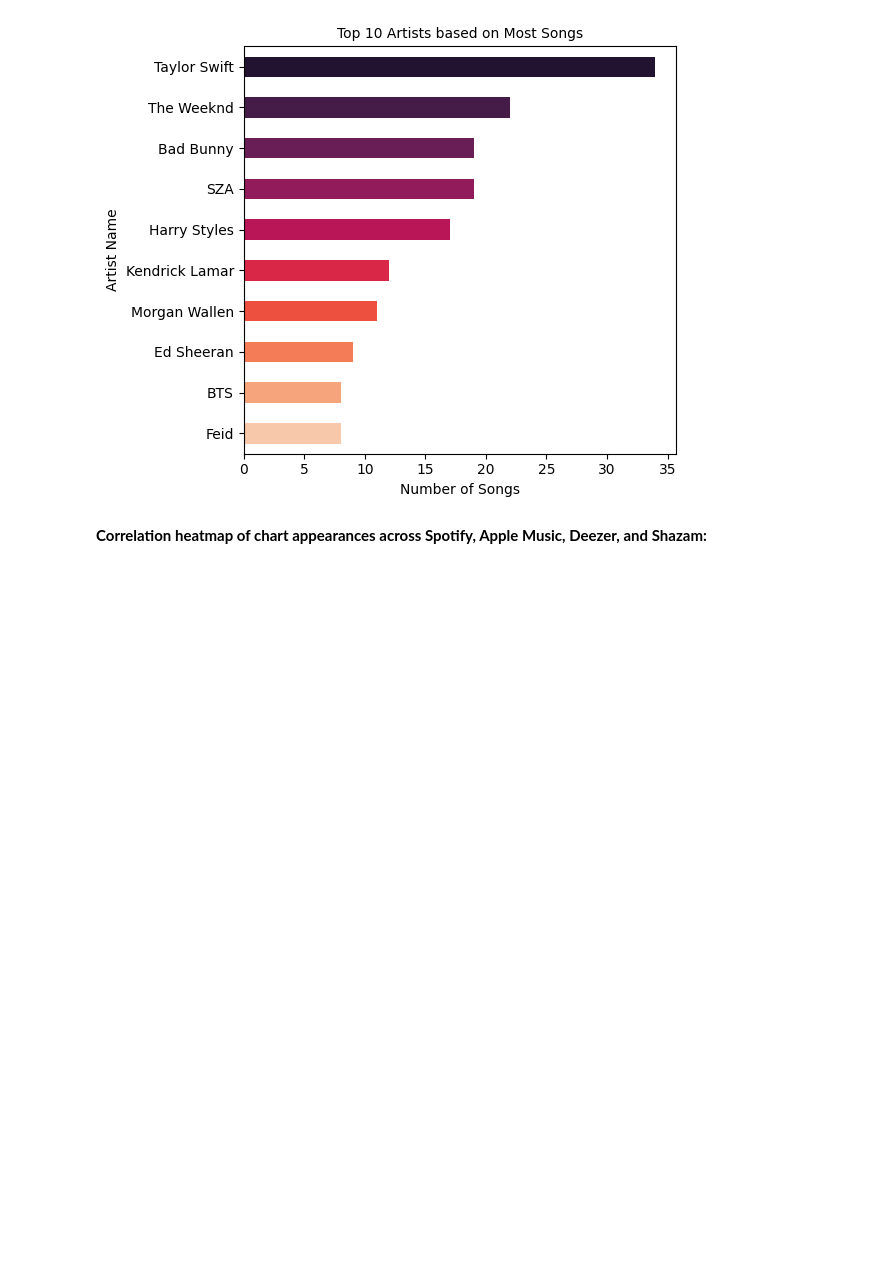
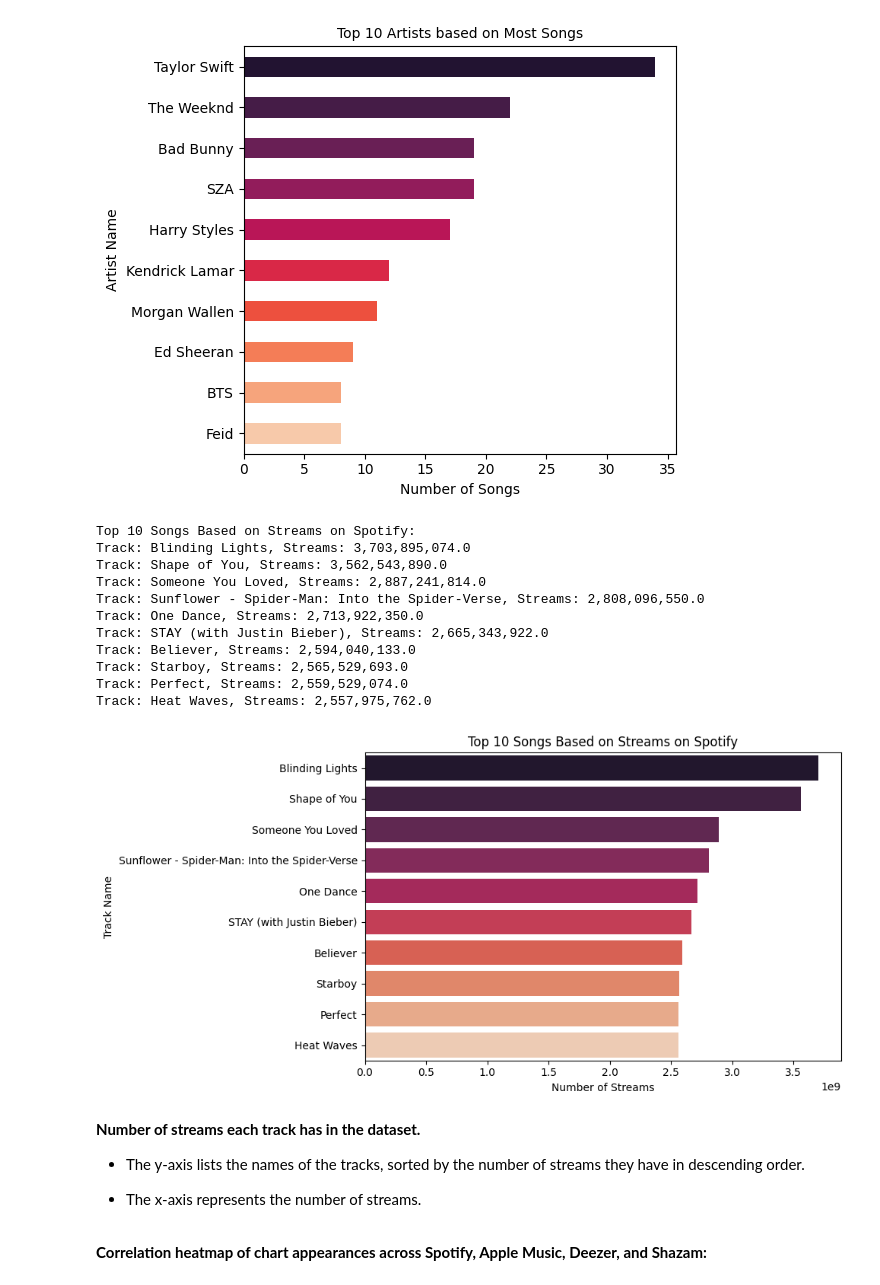
Before and after one commit to janaStani/CPA-MSSS, a Jupyter notebook: cross-platform-analysis.ipynb, the cells around one changed output. Saved outputs shown, nothing was run; the diff lists cells and outputs as text; code cells hidden in the pictures; blank space fills up the shorter version.

```diff
--- a/cross-platform-analysis.ipynb
+++ b/cross-platform-analysis.ipynb
@@ -221,6 +247,50 @@ plt.tight_layout()
 plt.show()
 # %% [output]
 [figure]
+# %%
+# Filter the DataFrame for songs in Spotify charts
+spotify_songs = df[df['in_spotify_charts'] > 0]
+
+# Sort the songs by the number of streams in descending order
+top_spotify_songs = spotify_songs.sort_values(by='streams', ascending=False)
+
+# Select the top 10 songs
+top_10_spotify_songs = top_spotify_songs.head(10)
+
+# Print the top 10 songs based on streams on Spotify
+print("Top 10 Songs Based on Streams on Spotify:")
+top_10_spotify_songs = spotify_songs.sort_values(by='streams', ascending=False).head(10)
+
+for index, row in top_10_spotify_songs.iterrows():
+    print(f"Track: {row['track_name']}, Streams: {row['streams']:,}")
+
+# Plotting
+plt.figure(figsize=(10, 5))
+sns.barplot(data=top_10_spotify_songs, x='streams', y='track_name', palette='rocket')
+plt.title('Top 10 Songs Based on Streams on Spotify')
+plt.xlabel('Number of Streams')
+plt.ylabel('Track Name')
+plt.tight_layout()
+plt.show()
+# %% [output]
+Top 10 Songs Based on Streams on Spotify:
+Track: Blinding Lights, Streams: 3,703,895,074.0
+Track: Shape of You, Streams: 3,562,543,890.0
+Track: Someone You Loved, Streams: 2,887,241,814.0
+Track: Sunflower - Spider-Man: Into the Spider-Verse, Streams: 2,808,096,550.0
+Track: One Dance, Streams: 2,713,922,350.0
+Track: STAY (with Justin Bieber), Streams: 2,665,343,922.0
+Track: Believer, Streams: 2,594,040,133.0
+Track: Starboy, Streams: 2,565,529,693.0
+Track: Perfect, Streams: 2,559,529,074.0
+Track: Heat Waves, Streams: 2,557,975,762.0
+[figure, added]
+# %% [markdown]
+**Number of streams each track has in the dataset.**
+
+* The y-axis lists the names of the tracks, sorted by the number of streams they have in descending order.
+
+* The x-axis represents the number of streams.
 # %% [markdown]
 **Correlation heatmap of chart appearances across Spotify, Apple Music, Deezer, and Shazam:**
 # %%
```
Also changed, not shown: parts of 7 cells of this notebook.
